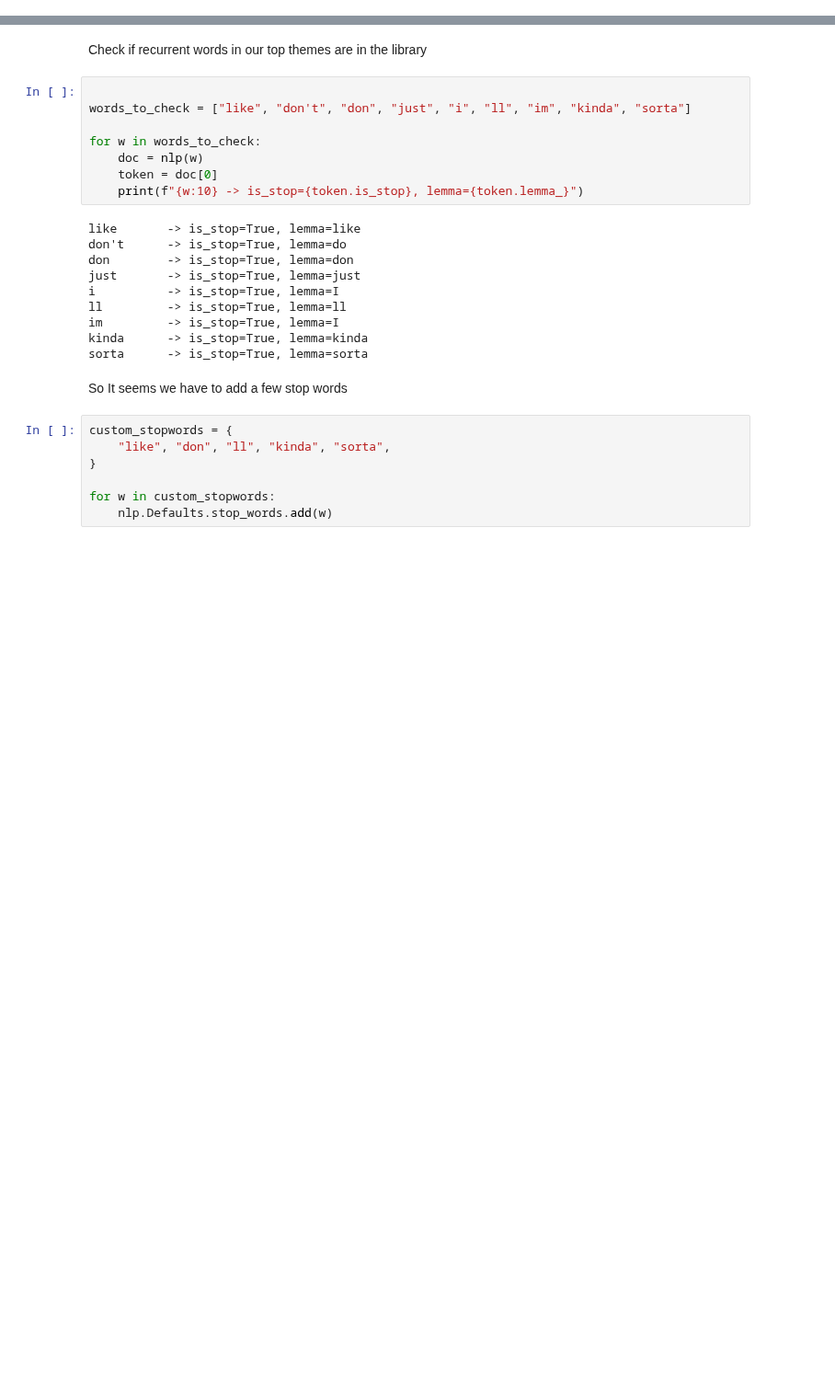
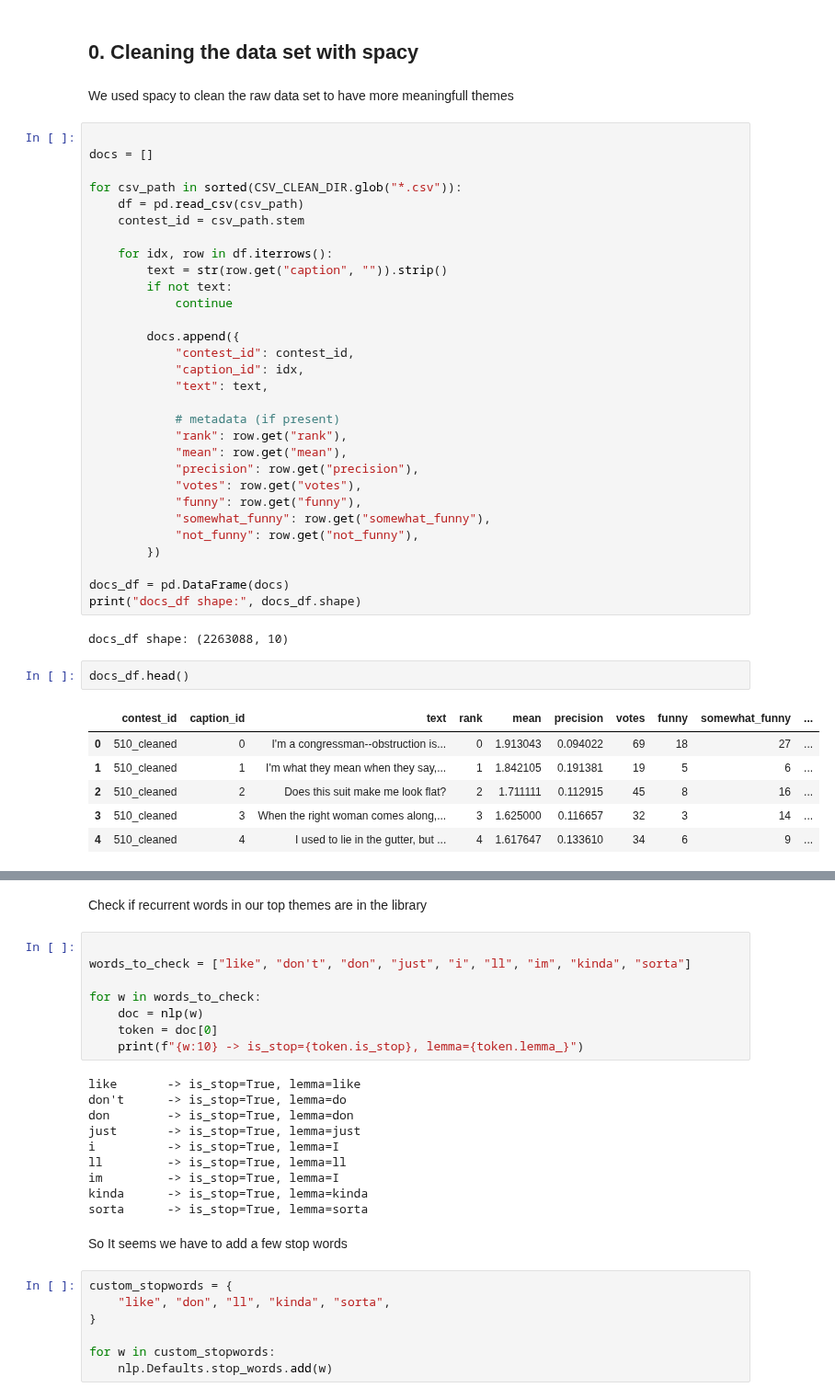
Before and after one commit to epfl-ada/ada-2025-project-json-derulo, a Jupyter notebook: src/Mariem/theme_visualization.ipynb, the cells around one changed output, grey strips where cells are left out. Shown at 92% size. Drawn from its saved outputs; the diff is of its cells as text; blank space fills up the shorter version.

```diff
--- a/src/Mariem/theme_visualization.ipynb
+++ b/src/Mariem/theme_visualization.ipynb
@@ -66,0 +24,45 @@ False
+# %% [markdown]
+## 0. Cleaning the data set with spacy
+# %% [markdown]
+We used spacy to clean the raw data set to have more meaningfull themes
+# %%
+
+docs = []
+
+for csv_path in sorted(CSV_CLEAN_DIR.glob("*.csv")):
+    df = pd.read_csv(csv_path)
+    contest_id = csv_path.stem
+
+    for idx, row in df.iterrows():
+        text = str(row.get("caption", "")).strip()
+        if not text:
+            continue
+
+        docs.append({
+            "contest_id": contest_id,
+            "caption_id": idx,
+            "text": text,
+
+            # metadata (if present)
+            "rank": row.get("rank"),
+            "mean": row.get("mean"),
+            "precision": row.get("precision"),
+            "votes": row.get("votes"),
+            "funny": row.get("funny"),
+            "somewhat_funny": row.get("somewhat_funny"),
+            "not_funny": row.get("not_funny"),
+        })
+
+docs_df = pd.DataFrame(docs)
+print("docs_df shape:", docs_df.shape)
+# %% [output]
+docs_df shape: (2263088, 10)
+# %%
+docs_df.head()
+# %% [output]
+|  | contest_id | caption_id | text | rank | mean | precision | votes | funny | somewhat_funny | ... |
+| 0 | 510_cleaned | 0 | I'm a congressman--obstruction is... | 0 | 1.913043 | 0.094022 | 69 | 18 | 27 | ... |
+| 1 | 510_cleaned | 1 | I'm what they mean when they say,... | 1 | 1.842105 | 0.191381 | 19 | 5 | 6 | ... |
+| 2 | 510_cleaned | 2 | Does this suit make me look flat? | 2 | 1.711111 | 0.112915 | 45 | 8 | 16 | ... |
+| 3 | 510_cleaned | 3 | When the right woman comes along,... | 3 | 1.625000 | 0.116657 | 32 | 3 | 14 | ... |
+| 4 | 510_cleaned | 4 | I used to lie in the gutter, but ... | 4 | 1.617647 | 0.133610 | 34 | 6 | 9 | ... |
```
Also changed, not shown: parts of 25 cells of this notebook.
